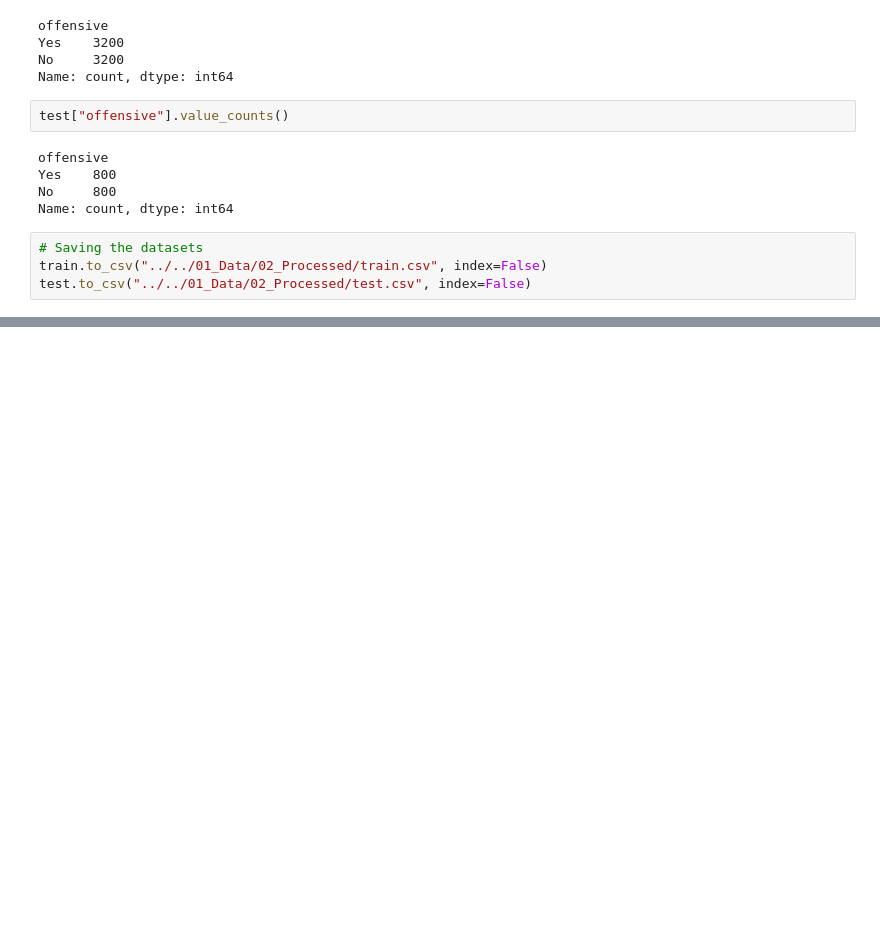
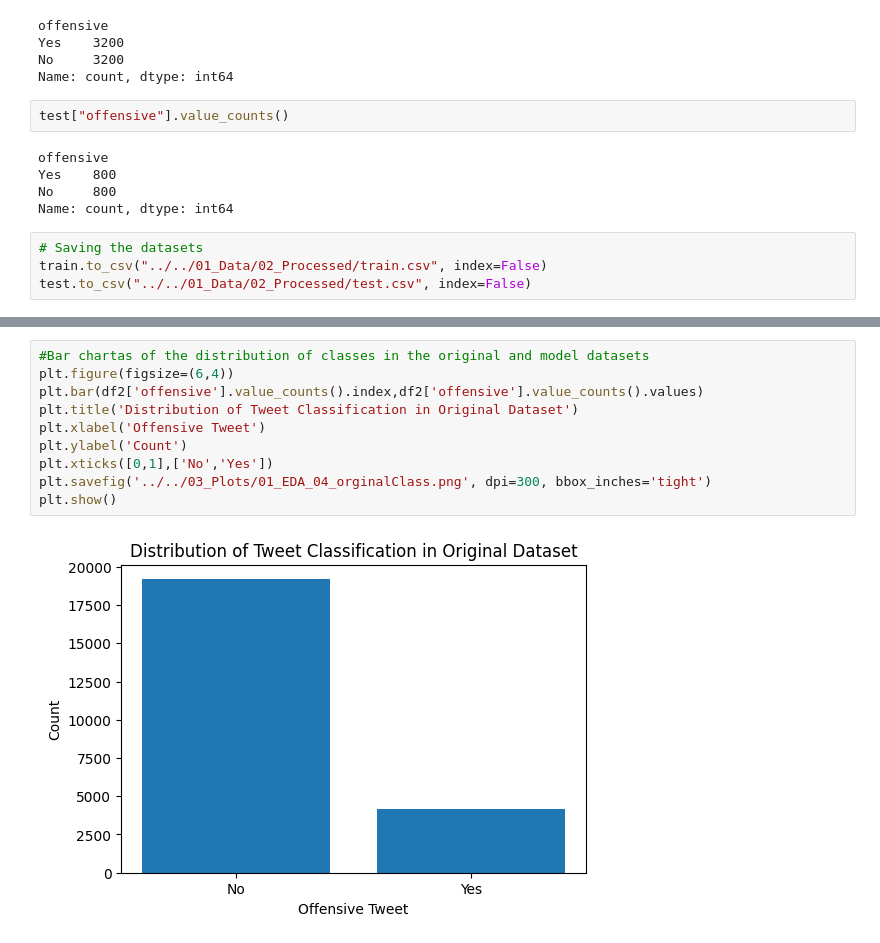
Before and after one commit to nogibjj/NLP_Final_Twiiter-Offense-Classification, a Jupyter notebook: 02_Codes/01_Data_Processing/02_Cleaning.ipynb, the cells around one changed output, grey strips where cells are left out. Drawn from its saved outputs; the diff is of its cells as text; blank space fills up the shorter version.

```diff
--- a/02_Codes/01_Data_Processing/02_Cleaning.ipynb
+++ b/02_Codes/01_Data_Processing/02_Cleaning.ipynb
@@ -267,0 +332,12 @@ test.to_csv("../../01_Data/02_Processed/test.csv", index=False)
+# %%
+#Bar chartas of the distribution of classes in the original and model datasets
+plt.figure(figsize=(6,4))
+plt.bar(df2['offensive'].value_counts().index,df2['offensive'].value_counts().values)
+plt.title('Distribution of Tweet Classification in Original Dataset')
+plt.xlabel('Offensive Tweet')
+plt.ylabel('Count')
+plt.xticks([0,1],['No','Yes'])
+plt.savefig('../../03_Plots/01_EDA_04_orginalClass.png', dpi=300, bbox_inches='tight')
+plt.show()
+# %% [output]
+[figure, added]
```
Also changed, not shown: parts of 16 cells of this notebook, 6 other files.
